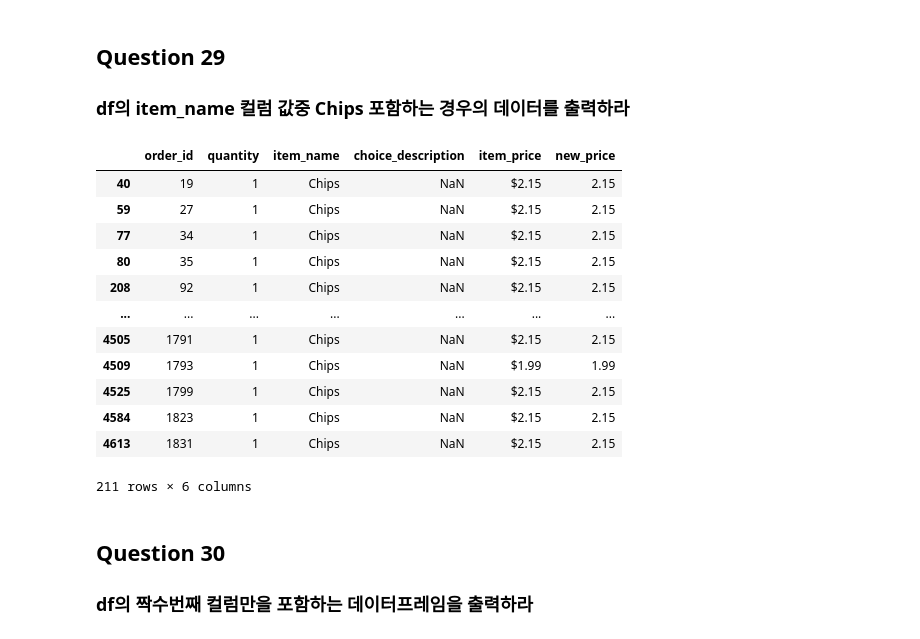
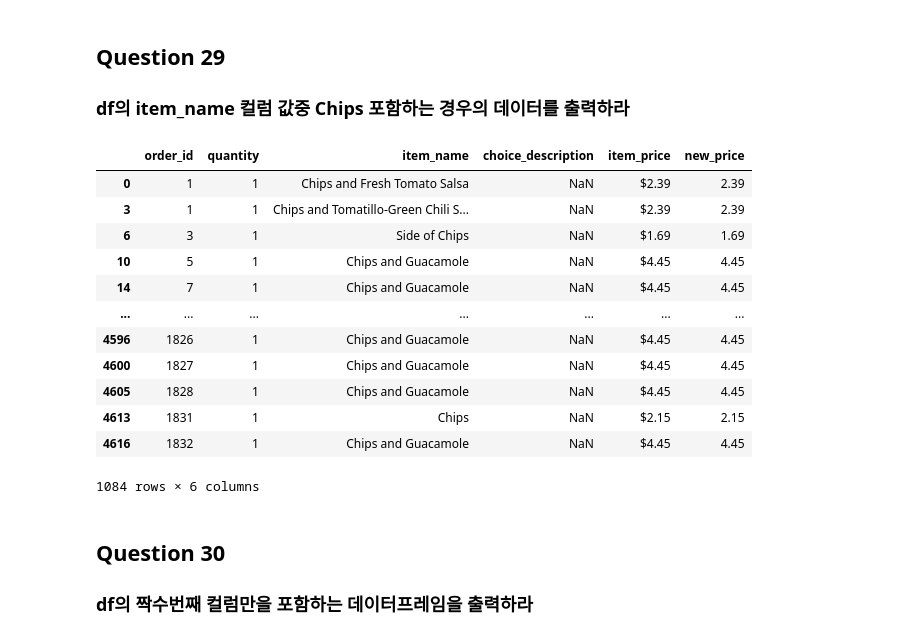
Before and after one commit to applesatang/my, a Jupyter notebook: pandas/practice100.ipynb, the cells around one changed output. Cells and saved outputs as stored; diff of their text form; code cells hidden in the pictures.

```diff
--- a/pandas/practice100.ipynb
+++ b/pandas/practice100.ipynb
@@ -262,21 +274,21 @@ NameError: name 'df_new' is not defined
 ##  Question 29
 ### **df의 item_name 컬럼 값중 Chips 포함하는 경우의 데이터를 출력하라**
 # %%
-df_new.loc[df.item_name == 'Chips' ]
+df_new.loc[df.item_name.str.contains('Chips') ]
 # %% [output]
 |  | order_id | quantity | item_name | choice_description | item_price | new_price |
-| 40 | 19 | 1 | Chips | NaN | $2.15 | 2.15 |
-| 59 | 27 | 1 | Chips | NaN | $2.15 | 2.15 |
-| 77 | 34 | 1 | Chips | NaN | $2.15 | 2.15 |
-| 80 | 35 | 1 | Chips | NaN | $2.15 | 2.15 |
-| 208 | 92 | 1 | Chips | NaN | $2.15 | 2.15 |
+| 0 | 1 | 1 | Chips and Fresh Tomato Salsa | NaN | $2.39 | 2.39 |
+| 3 | 1 | 1 | Chips and Tomatillo-Green Chili S... | NaN | $2.39 | 2.39 |
+| 6 | 3 | 1 | Side of Chips | NaN | $1.69 | 1.69 |
+| 10 | 5 | 1 | Chips and Guacamole | NaN | $4.45 | 4.45 |
+| 14 | 7 | 1 | Chips and Guacamole | NaN | $4.45 | 4.45 |
 | ... | ... | ... | ... | ... | ... | ... |
-| 4505 | 1791 | 1 | Chips | NaN | $2.15 | 2.15 |
-| 4509 | 1793 | 1 | Chips | NaN | $1.99 | 1.99 |
-| 4525 | 1799 | 1 | Chips | NaN | $2.15 | 2.15 |
-| 4584 | 1823 | 1 | Chips | NaN | $2.15 | 2.15 |
+| 4596 | 1826 | 1 | Chips and Guacamole | NaN | $4.45 | 4.45 |
+| 4600 | 1827 | 1 | Chips and Guacamole | NaN | $4.45 | 4.45 |
+| 4605 | 1828 | 1 | Chips and Guacamole | NaN | $4.45 | 4.45 |
 | 4613 | 1831 | 1 | Chips | NaN | $2.15 | 2.15 |
+| 4616 | 1832 | 1 | Chips and Guacamole | NaN | $4.45 | 4.45 |
-211 rows × 6 columns
+1084 rows × 6 columns
 # %% [markdown]
 ##  Question 30
 ### **df의 짝수번째 컬럼만을 포함하는 데이터프레임을 출력하라**
```
Also changed, not shown: parts of 10 cells of this notebook.
